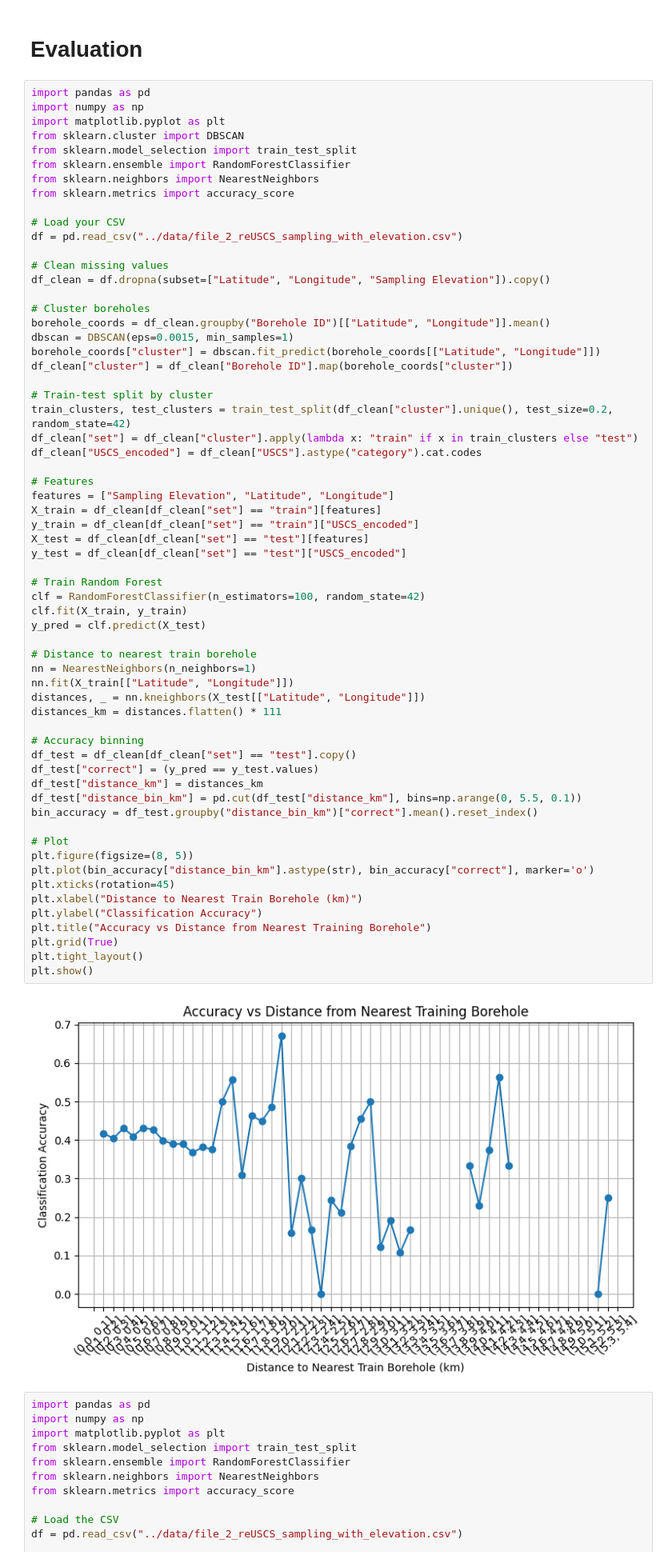
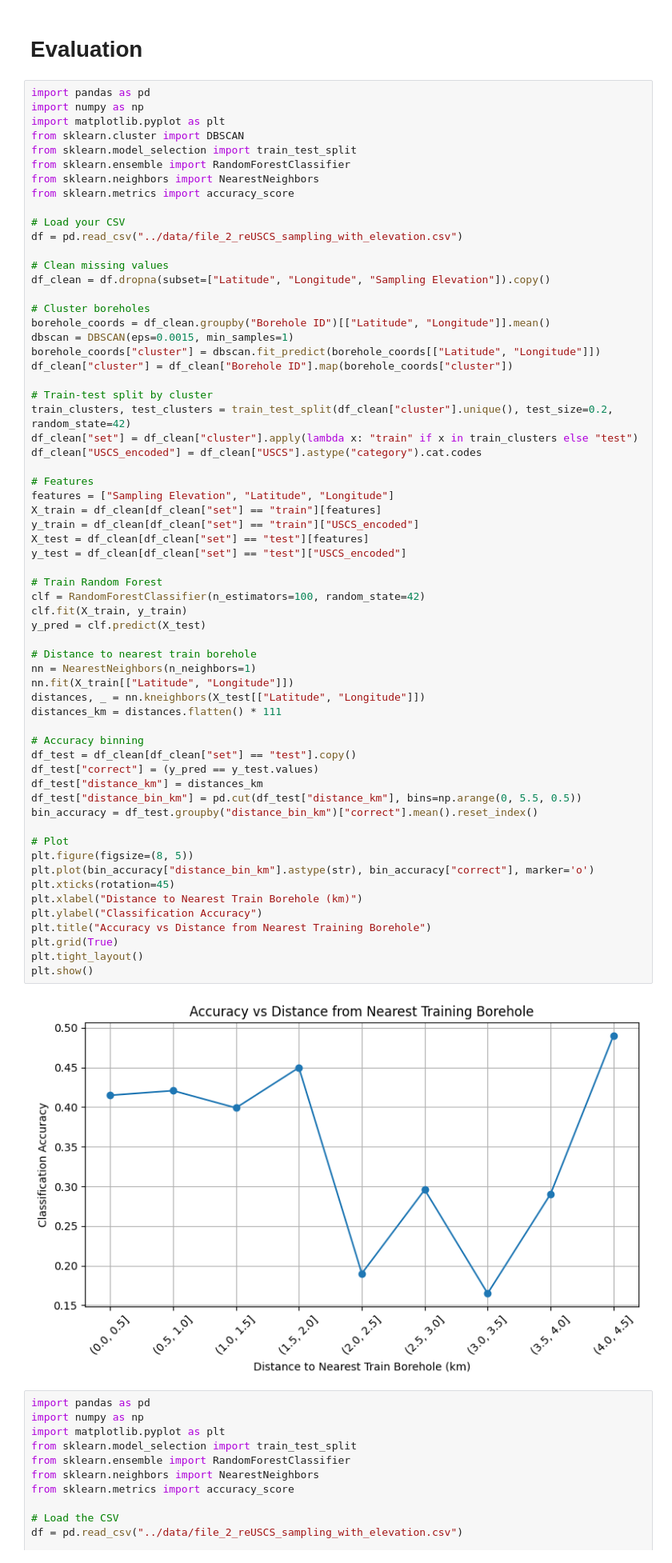
Before and after one commit to Seesaw-7/Mpera-Soillense, a Jupyter notebook: src/model_cluster.ipynb, the cells around one changed output. Shown at 80% size. Saved outputs shown, nothing was run; the diff lists cells and outputs as text.

```diff
--- a/src/model_cluster.ipynb
+++ b/src/model_cluster.ipynb
@@ -417,35 +486,35 @@ X_test = df_clean[df_clean["set"] == "test"][features]
 y_test = df_clean[df_clean["set"] == "test"]["USCS_encoded"]
 
 # Train Random Forest
 clf = RandomForestClassifier(n_estimators=100, random_state=42)
 clf.fit(X_train, y_train)
 y_pred = clf.predict(X_test)
 
 # Distance to nearest train borehole
 nn = NearestNeighbors(n_neighbors=1)
 nn.fit(X_train[["Latitude", "Longitude"]])
 distances, _ = nn.kneighbors(X_test[["Latitude", "Longitude"]])
 distances_km = distances.flatten() * 111
 
 # Accuracy binning
 df_test = df_clean[df_clean["set"] == "test"].copy()
 df_test["correct"] = (y_pred == y_test.values)
 df_test["distance_km"] = distances_km
-df_test["distance_bin_km"] = pd.cut(df_test["distance_km"], bins=np.arange(0, 5.5, 0.1))
+df_test["distance_bin_km"] = pd.cut(df_test["distance_km"], bins=np.arange(0, 5.5, 0.5))
 bin_accuracy = df_test.groupby("distance_bin_km")["correct"].mean().reset_index()
 
 # Plot
 plt.figure(figsize=(8, 5))
 plt.plot(bin_accuracy["distance_bin_km"].astype(str), bin_accuracy["correct"], marker='o')
 plt.xticks(rotation=45)
 plt.xlabel("Distance to Nearest Train Borehole (km)")
 plt.ylabel("Classification Accuracy")
 plt.title("Accuracy vs Distance from Nearest Training Borehole")
 plt.grid(True)
 plt.tight_layout()
 plt.show()
 # %% [output]
-[figure, old version]
+[figure, new version]
 # %%
 import pandas as pd
 import numpy as np
```
Also changed, not shown: parts of 14 cells of this notebook.
